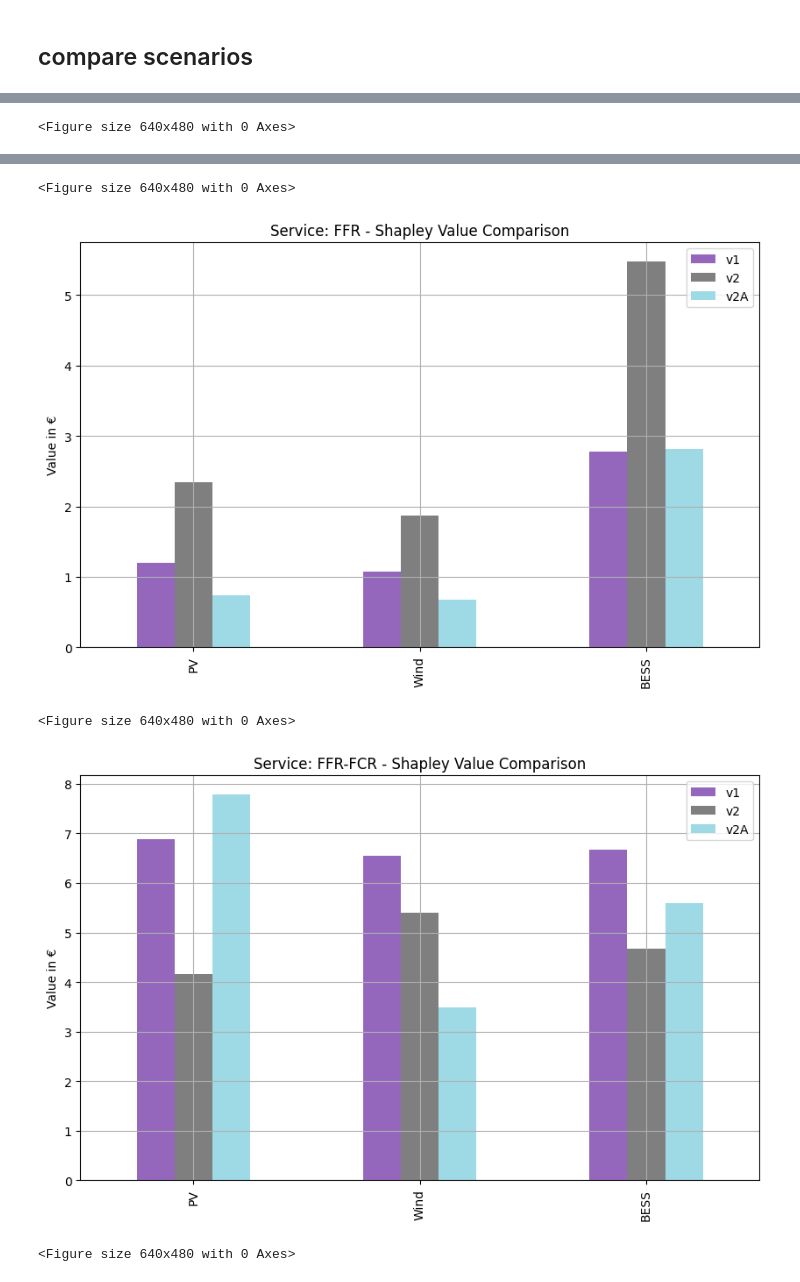
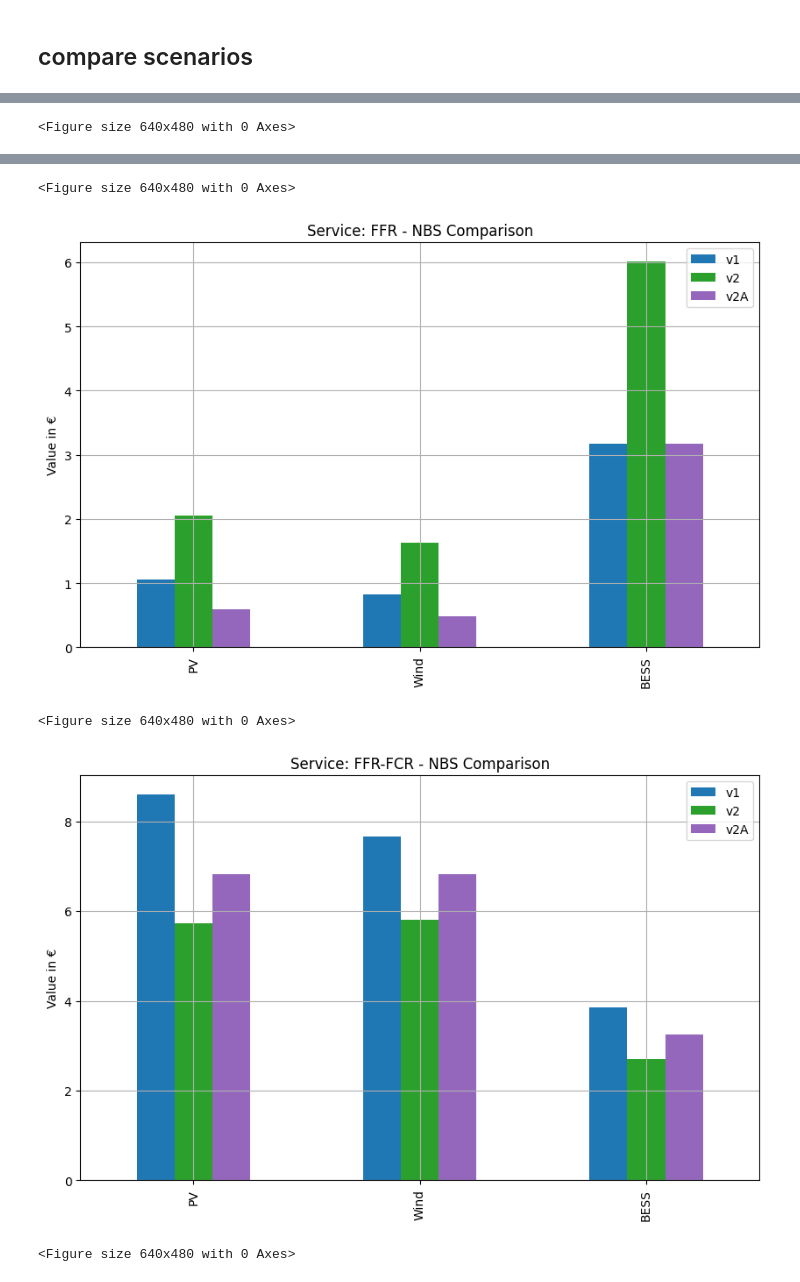
Before and after one commit to cvonholly/dvpp_reward_mechanism, a Jupyter notebook: visualize.ipynb, the cells around one changed output, grey strips where cells are left out. Drawn from its saved outputs; the diff is of its cells as text; code cells hidden in the pictures.

```diff
--- a/visualize.ipynb
+++ b/visualize.ipynb
@@ -605,19 +445,19 @@ Game is not convex: frozenset({'PV'}), frozenset({'Wind'})
 # %%
-# shapley
+# NBS
 dfs = [df_v1, df_v2, df_v2A]
 cases = ['v1', 'v2', 'v2A']
 names = [x[0] for x in df_v1.columns if len(x)==1]
 # get new colors
-colors = plt.cm.tab20(np.linspace(.4, 1, len(cases)))
+colors = plt.cm.tab20(np.linspace(0, .4, len(cases)))
 # plot to compare shapely value
 for service in df_v1.index.get_level_values(0).unique():
     plt.figure()
     df_final = pd.DataFrame(0, index=names, columns=cases, dtype=float)
     for i, df in enumerate(dfs):
-        df_plot = df.loc[service].loc['shapley'].dropna().astype(float)
+        df_plot = df.loc[service].loc['nbs'].dropna().astype(float)
         df_final.loc[:, cases[i]] = df_plot.values
     ax = df_final.plot(kind='bar', figsize=(10, 6),
-                    title=f'Service: {service} - Shapley Value Comparison', ylabel='Value in €',
+                    title=f'Service: {service} - NBS Comparison', ylabel='Value in €',
                     color=colors)
     plt.grid()
 # %% [output]
@@ -626,5 +466,5 @@ for service in df_v1.index.get_level_values(0).unique():
 <Figure size 640x480 with 0 Axes>
-[figure, old version]
+[figure, new version]
 <Figure size 640x480 with 0 Axes>
-[figure, old version]
+[figure, new version]
 <Figure size 640x480 with 0 Axes>
```
Also changed, not shown: parts of 19 cells of this notebook, 1 other file.
